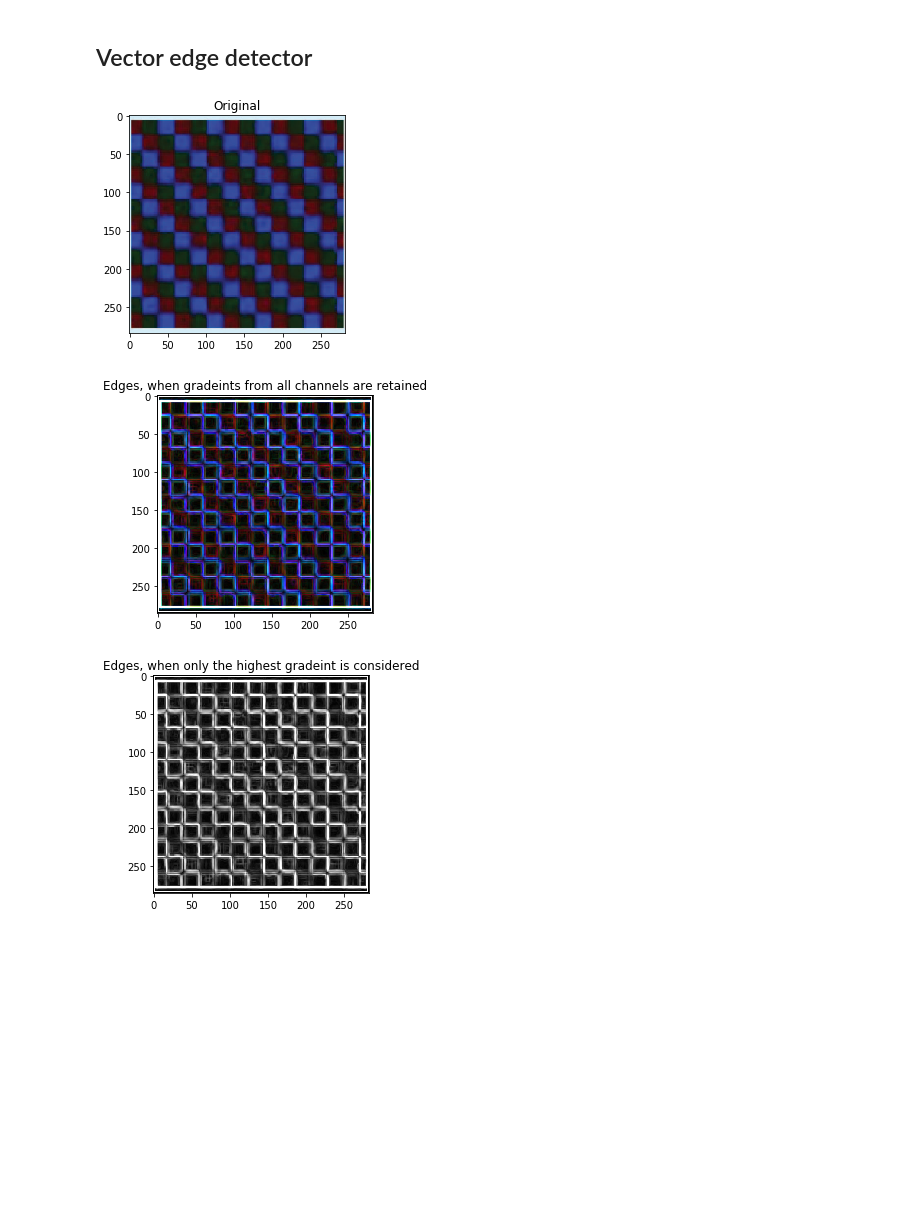
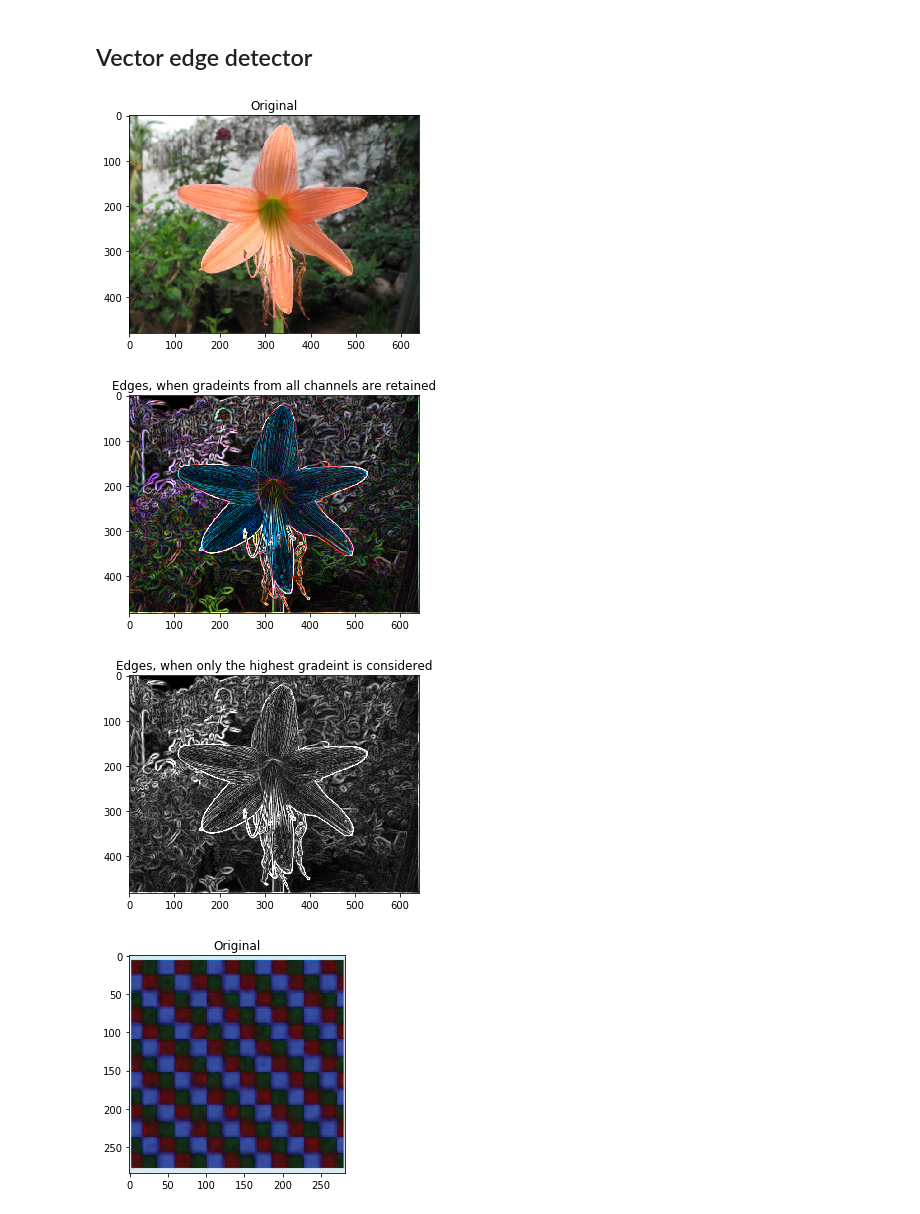
Before and after one commit to saisk8/Color-Image-Processing, a Jupyter notebook: Assignment-1/Assignment-1.ipynb, the cells around one changed output. Cells and saved outputs as stored; diff of their text form; code cells hidden in the pictures; blank space fills up the shorter version.

```diff
--- a/Assignment-1/Assignment-1.ipynb
+++ b/Assignment-1/Assignment-1.ipynb
@@ -231,33 +387,40 @@ def VectorED(img):
                 neighbours[1] = img_pad[i-1, j, k]
                 neighbours[2] = img_pad[i-1, j+1, k]
                 neighbours[3] = img_pad[i, j-1, k]
                 neighbours[4] = img_pad[i, j, k]
                 neighbours[5] = img_pad[i, j+1, k]
                 neighbours[6] = img_pad[i+1, j-1, k]
                 neighbours[7] = img_pad[i+1, j, k]
                 neighbours[8] = img_pad[i+1, j+1, k]
                 neighbours = np.array(neighbours).reshape(3, 3)
                 conv_x = neighbours * sobel_x
                 conv_y = neighbours * sobel_y
                 new_image[i, j, k] = min(255, np.sqrt(conv_x.sum() ** 2 + conv_y.sum() ** 2))
                 neighbours = neighbours.flatten()
     # The magnitude of the gradient for a given pixel is the highest among all the channels...
     img_grad = new_image.max(axis=2)
 
     plt.title('Edges, when gradeints from all channels are retained')
     plt.imshow(new_image, cmap="gray")
     plt.show()
     plt.title('Edges, when only the highest gradeint is considered')
     plt.imshow(img_grad, cmap="gray")
     plt.show()
 
 
+img = cv2.imread("Images/orange-flower.ppm")
+plt.title('Original')
+plt.imshow(cv2.cvtColor(img, cv2.COLOR_BGR2RGB))
+plt.show()
+VectorED(img)
+
 img = cv2.imread("Images/edges.png")
 plt.title('Original')
 plt.imshow(cv2.cvtColor(img, cv2.COLOR_BGR2RGB))
 plt.show()
 VectorED(img)
 # %% [output]
-[figure, old version]
+[figure, new version]
-[figure, old version]
+[figure, new version]
-[figure, old version]
+[figure, new version]
+[figure, added]
```
Also changed, not shown: parts of 14 cells of this notebook.
